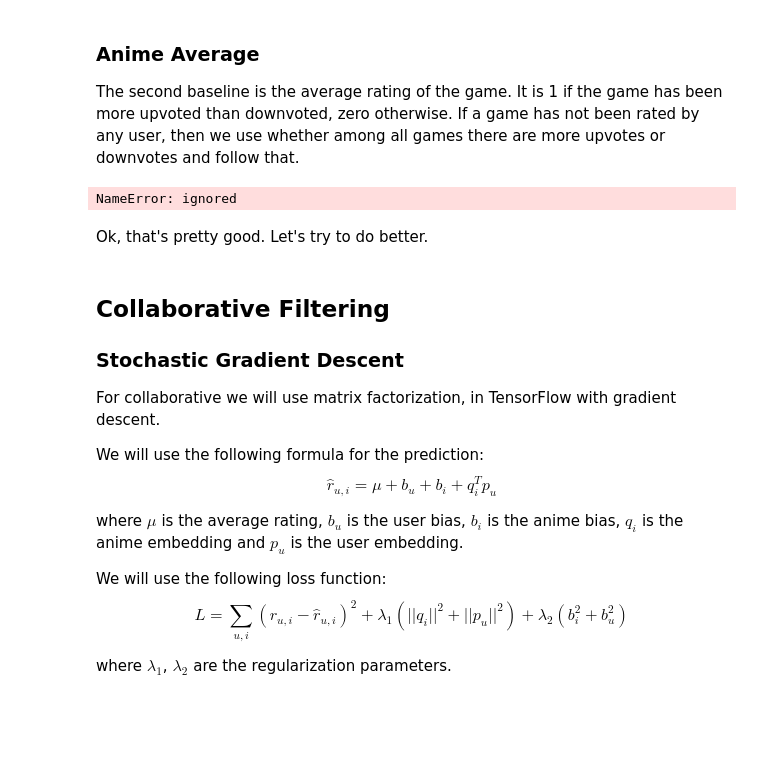
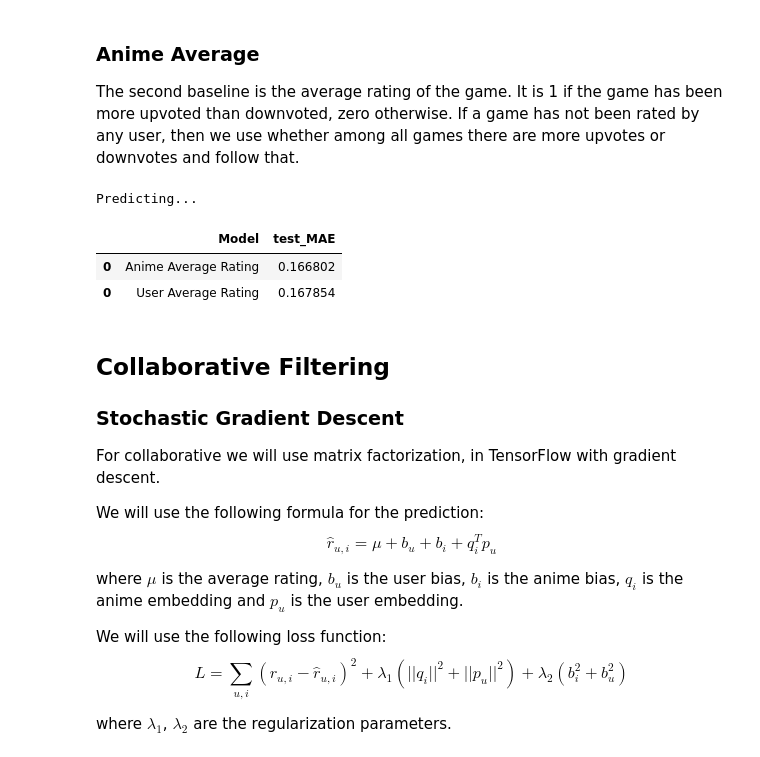
Before and after one commit to akseljoonas/rec-system-MLFortnight, a Jupyter notebook: main_model.ipynb, the cells around one changed output. Cells and saved outputs as stored; diff of their text form; code cells hidden in the pictures; blank space fills up the shorter version.

```diff
--- a/main_model.ipynb
+++ b/main_model.ipynb
@@ -469,38 +432,50 @@ The second baseline is the average rating of the game. It is 1 if the game has b
 # %%
 class GameAverageRating:
     def __init__(self):
-        self.anime_averages = None
-        self.global_average = None
+        self.game_ratings = None
+        self.default_rating = None
 
     def fit(self, X, y):
-        self.global_average = np.mean(y)
+        # Calculate default rating
+        global_zeros = np.sum(y==0)
+        global_ones = np.sum(y==1)
+        self.default_rating = 1 if global_ones >= global_zeros else 0
 
-        print("Calculating anime averages...")
-        self.anime_averages = X.groupby('anime_enc_id')['rating'].mean()
+        # Calculate games total ratings and positive ratings
+        game_counts = X.groupby('appid')['voted_up'].count()
+        game_positive_counts = X.groupby('appid')['voted_up'].sum()
+
+        # Avoid division by zero by adding a small epsilon
+        epsilon = 1e-8
+
+        # Calculate user rating
+        game_ratios = (game_positive_counts + epsilon) / (game_counts + epsilon)
+        self.game_ratings = game_ratios.apply(lambda x: 1 if x >= 0.5 else 0)
 
     def predict(self, X):
         print("Predicting...")
         y_pred = []
-        for anime_id in tqdm_notebook(X.anime_enc_id):
-            if anime_id in self.anime_averages.index:
-                y_pred.append(self.anime_averages[anime_id])
+        for game_id in tqdm_notebook(X.appid):
+            if game_id in self.game_ratings:
+                y_pred.append(self.game_ratings[game_id])
             else:
-                y_pred.append(self.global_average)
+                y_pred.append(self.default_rating)
 
         return np.array(y_pred)
 
-anime_average_rating = AnimeAverageRating()
-anime_average_rating.fit(train_ratings, train_ratings.rating)
+game_average_rating = GameAverageRating()
+game_average_rating.fit(train, train.voted_up)
 
-y_pred = anime_average_rating.predict(test_ratings)
+y_pred = game_average_rating.predict(eval)
 
-mae = mean_absolute_error(test_ratings.rating, y_pred)
+mae = mean_absolute_error(eval.voted_up, y_pred)
 
 add_res('Anime Average Rating', mae)
 # %% [output]
-NameError: ignored
+Predicting...
+|  | Model | test_MAE |
+| 0 | Anime Average Rating | 0.166802 |
+| 0 | User Average Rating | 0.167854 |
-# %% [markdown]
-Ok, that's pretty good. Let's try to do better.
 # %% [markdown]
 ## Collaborative Filtering
 
```
Also changed, not shown: parts of 7 cells of this notebook.
